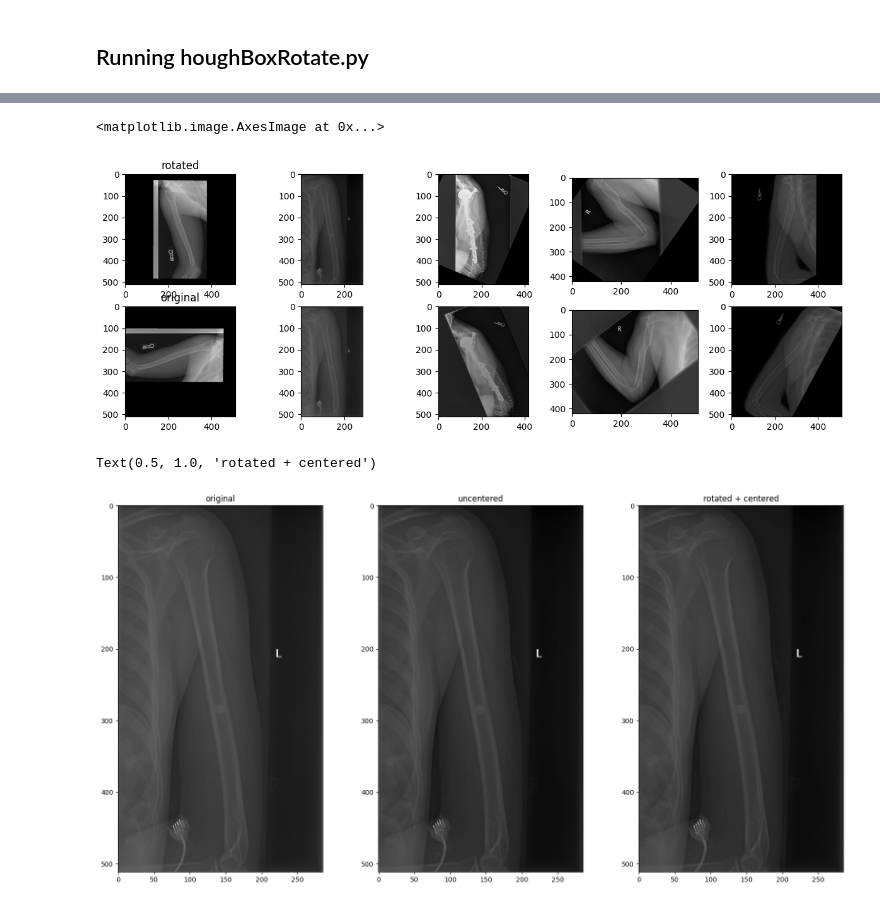
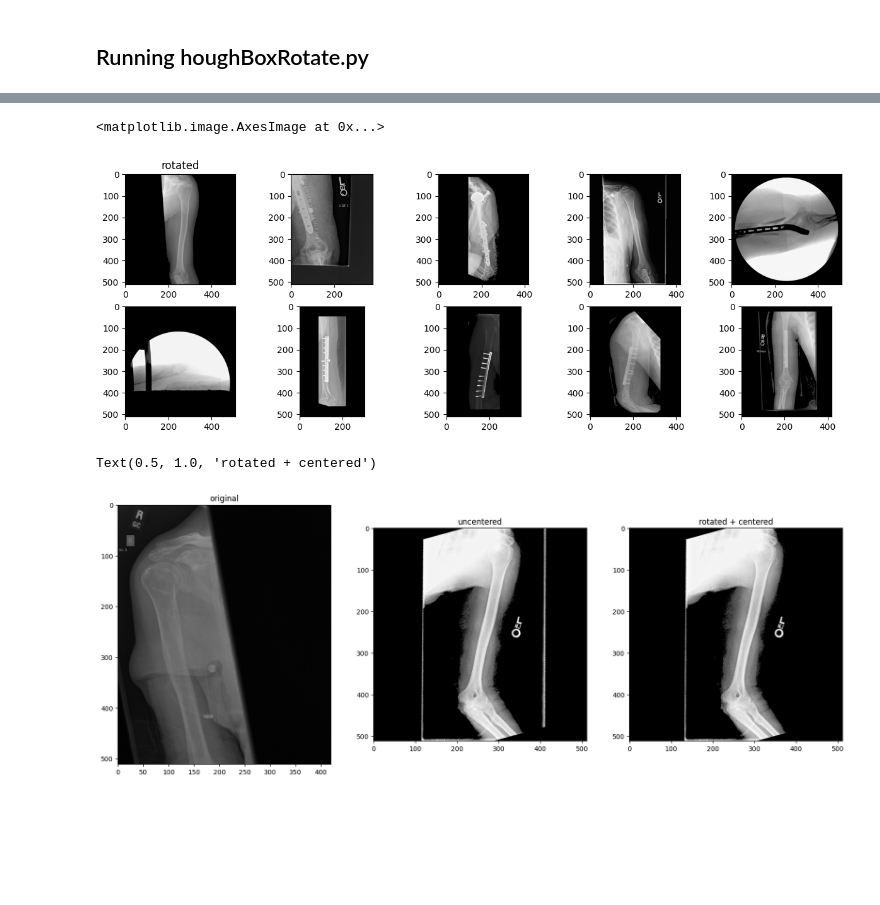
Before and after one commit to ronocara/HoughTransform_xray, a Jupyter notebook: houghT.ipynb, the cells around one changed output, grey strips where cells are left out. Cells and saved outputs as stored; diff of their text form; code cells hidden in the pictures; blank space fills up the shorter version.

```diff
--- a/houghT.ipynb
+++ b/houghT.ipynb
@@ -7,7 +7,7 @@ import cv2
 import os
 
 
-folder_path = "/home/clr/Thesis/HoughTransform_xray/sample images/" # folder of input images
+folder_path = "/home/clr/Thesis/HoughTransform_xray/Humerus/" # folder of input images
 output_folder = "/home/clr/Thesis/HoughTransform_xray/output_images/" # where to save the output
 skipped_images = "/home/clr/Thesis/HoughTransform_xray/skipped_images/" # where to save invalid images
 image_output, skipped_images, non_centered = houghBoxRotate.houghT_rotate(folder_path, output_folder, skipped_images)
@@ -22,29 +32,28 @@ plt.imshow(image_output[0], cmap='gray')
 folder_path= "/home/clr/Thesis/HoughTransform_xray/sample images/"
 image_files = os.listdir(folder_path)
 fig, ax = plt.subplots(2, 5, figsize=(15, 5))
-ax[0][0].imshow(image_output[5], cmap='gray')
+ax[0][0].imshow(image_output[0], cmap='gray')
 ax[0][0].set_title("rotated")
-ax[0][1].imshow(image_output[6], cmap='gray')
-ax[0][2].imshow(image_output[7], cmap='gray')
-ax[0][3].imshow(image_output[8], cmap='gray')
-ax[0][4].imshow(image_output[9], cmap='gray')
-ax[1][0].imshow(cv2.imread(folder_path+image_files[5]), cmap='gray')
-ax[1][0].set_title("original")
-ax[1][1].imshow(cv2.imread(folder_path+image_files[7]), cmap='gray')
-ax[1][2].imshow(cv2.imread(folder_path+image_files[8]), cmap='gray')
-ax[1][3].imshow(cv2.imread(folder_path+image_files[9]), cmap='gray')
-ax[1][4].imshow(cv2.imread(folder_path+image_files[10]), cmap='gray')
+ax[0][1].imshow(image_output[1], cmap='gray')
+ax[0][2].imshow(image_output[2], cmap='gray')
+ax[0][3].imshow(image_output[3], cmap='gray')
+ax[0][4].imshow(image_output[7], cmap='gray')
+ax[1][0].imshow(image_output[9], cmap='gray')
+ax[1][1].imshow(image_output[10], cmap='gray')
+ax[1][2].imshow(image_output[11], cmap='gray')
+ax[1][3].imshow(image_output[12], cmap='gray')
+ax[1][4].imshow(image_output[13], cmap='gray')
 # %% [output]
 <matplotlib.image.AxesImage at 0x...>
-[figure, old version]
+[figure, new version]
 # %%
 fig, ax = plt.subplots(1, 3, figsize=(20, 10))
-ax[0].imshow(cv2.imread(folder_path+image_files[7]), cmap='gray')
+ax[0].imshow(cv2.imread(folder_path+image_files[3]), cmap='gray')
 ax[0].set_title("original")
-ax[1].imshow(non_centered[6], cmap='gray')
+ax[1].imshow(non_centered[4], cmap='gray')
 ax[1].set_title("uncentered")
-ax[2].imshow(image_output[6], cmap='gray')
+ax[2].imshow(image_output[4], cmap='gray')
 ax[2].set_title("rotated + centered")
 # %% [output]
 Text(0.5, 1.0, 'rotated + centered')
-[figure, old version]
+[figure, new version]
```
Also changed, not shown: parts of 2 cells of this notebook, 2 other files.
